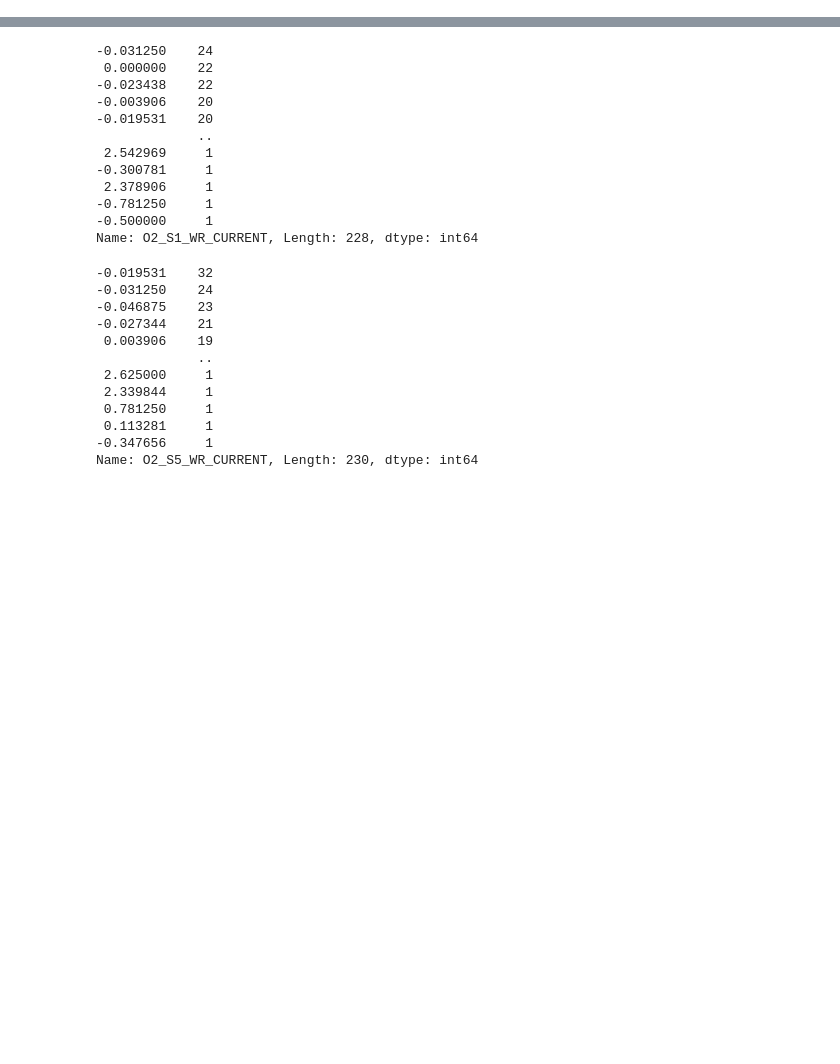
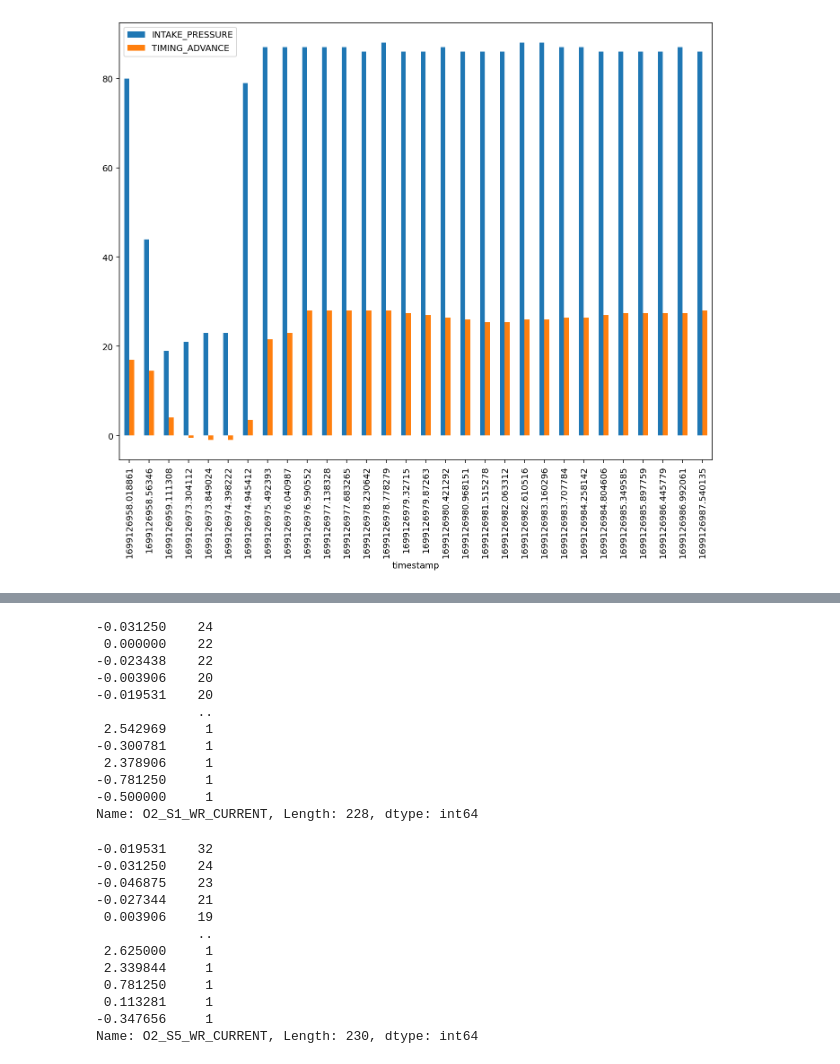
Before and after one commit to rcaldas-com/obd2, a Jupyter notebook: LogView.ipynb, the cells around one changed output, grey strips where cells are left out. Saved outputs shown, nothing was run; the diff lists cells and outputs as text; code cells hidden in the pictures; blank space fills up the shorter version.

```diff
--- a/LogView.ipynb
+++ b/LogView.ipynb
@@ -103,0 +78,18 @@ Name: SHORT_FUEL_TRIM_1, dtype: int64
+# %%
+import seaborn as sns
+
+mpl.rcParams["figure.figsize"] = [10.50, 5.50]
+mpl.rcParams["figure.autolayout"] = True
+mpl.rcParams["figure.dpi"] = 140
+
+# df.set_index('timestamp').plot(y="RPM")
+df.iloc[90:120].plot(x="timestamp", y=["INTAKE_PRESSURE","TIMING_ADVANCE"], kind="bar", figsize=(10, 9))
+# df.INTAKE_PRESSURE.plot()
+
+# bar_plot = sns.lineplot(x='TIMING_ADVANCE', y='INTAKE_PRESSURE', data=df.iloc[0:25])
+# bar_plot = sns.barplot(x='RPM', y='INTAKE_PRESSURE', data=df.iloc[0:15])
+# plt.xticks(rotation=45)
+
+plt.show()
+# %% [output]
+[figure, added]
```
Also changed, not shown: parts of 14 cells of this notebook, 1 other file.
